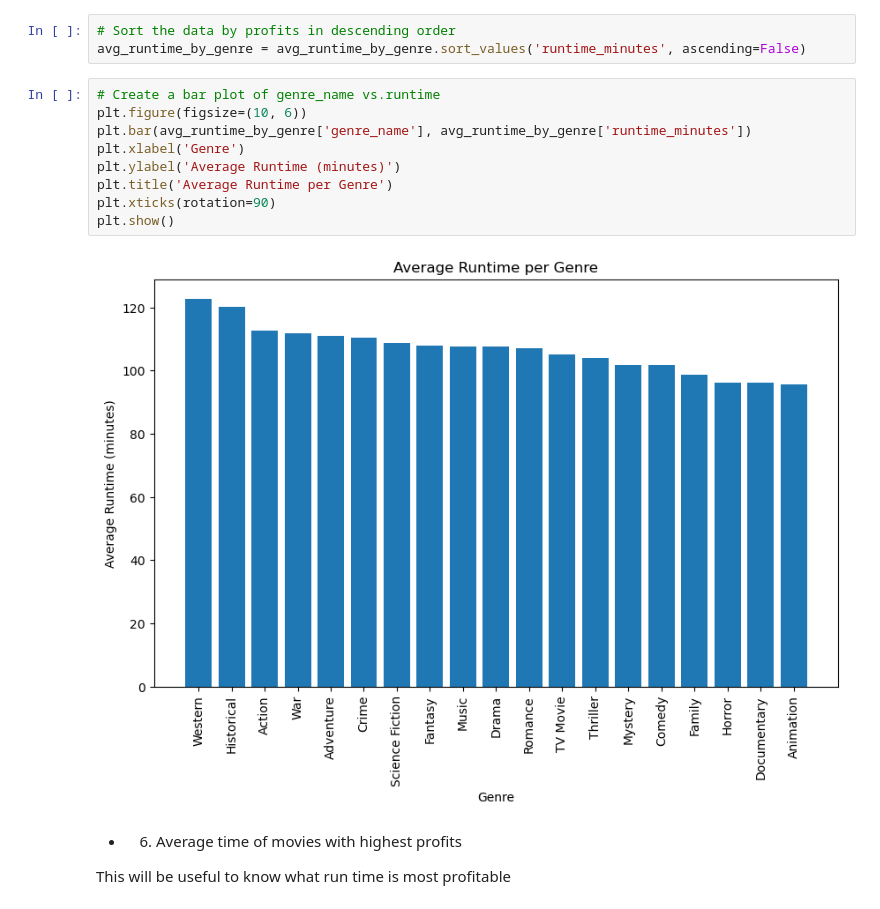
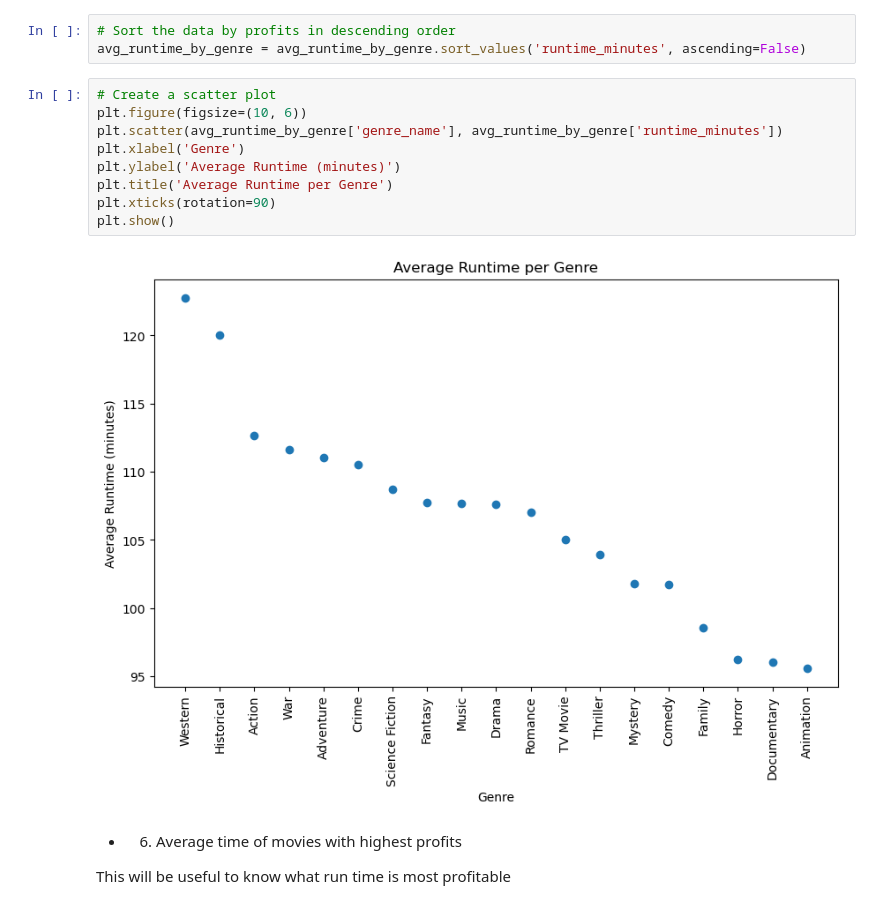
Before and after one commit to Muthoni-Kahura/dsc-phase-1-project, a Jupyter notebook: Phase_1_Project.ipynb, the cells around one changed output. Saved outputs shown, nothing was run; the diff lists cells and outputs as text.

```diff
--- a/Phase_1_Project.ipynb
+++ b/Phase_1_Project.ipynb
@@ -1250,16 +1252,16 @@ avg_runtime_by_genre
 # Sort the data by profits in descending order
 avg_runtime_by_genre = avg_runtime_by_genre.sort_values('runtime_minutes', ascending=False)
 # %%
-# Create a bar plot of genre_name vs.runtime
+# Create a scatter plot
 plt.figure(figsize=(10, 6))
-plt.bar(avg_runtime_by_genre['genre_name'], avg_runtime_by_genre['runtime_minutes'])
+plt.scatter(avg_runtime_by_genre['genre_name'], avg_runtime_by_genre['runtime_minutes'])
 plt.xlabel('Genre')
 plt.ylabel('Average Runtime (minutes)')
 plt.title('Average Runtime per Genre')
 plt.xticks(rotation=90)
 plt.show()
 # %% [output]
-[figure, old version]
+[figure, new version]
 # %% [markdown]
 * 6. Average time of movies with highest profits
 
```
Also changed, not shown: parts of 3 cells of this notebook.
